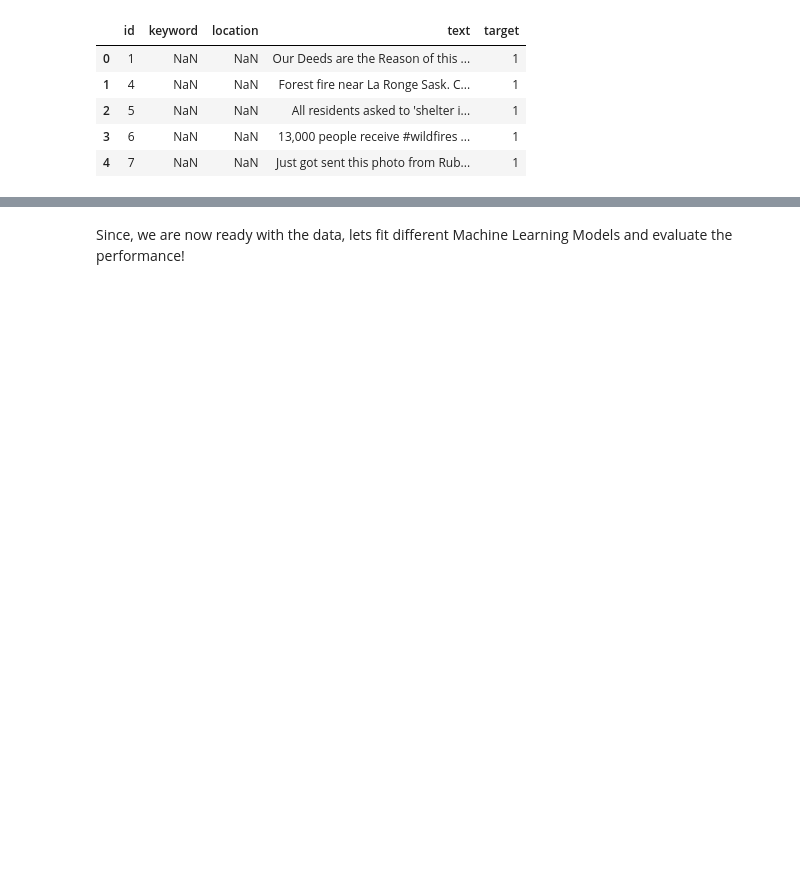
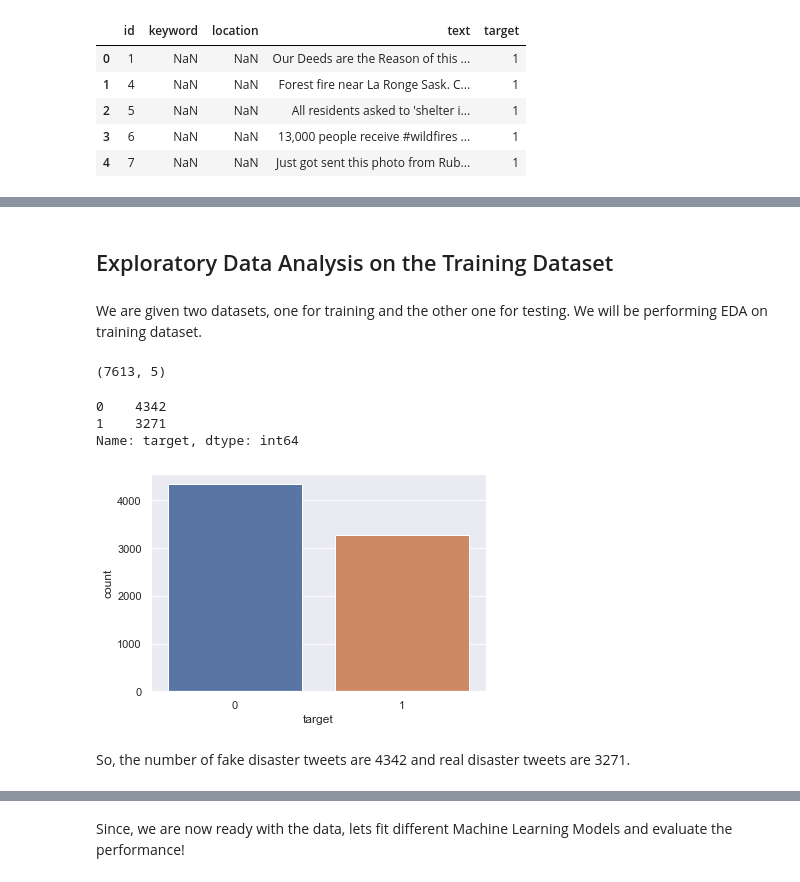
Before and after one commit to HimanshuBajpai869/Udacity-DataScientist, a Jupyter notebook: Project-4/RealOrNotDisasterTweets.ipynb, the cells around one changed output, grey strips where cells are left out. Drawn from its saved outputs; the diff is of its cells as text; code cells hidden in the pictures; blank space fills up the shorter version.

```diff
--- a/Project-4/RealOrNotDisasterTweets.ipynb
+++ b/Project-4/RealOrNotDisasterTweets.ipynb
@@ -23,0 +58,21 @@ training_dataset.head()
+# %% [markdown]
+## Exploratory Data Analysis on the Training Dataset
+# %% [markdown]
+We are given two datasets, one for training and the other one for testing. We will be performing EDA on training dataset.
+# %%
+# Take a look at the length of the training dataset
+training_dataset.shape
+# %% [output]
+(7613, 5)
+# %%
+# Check the distribution of target label in the training set
+print(training_dataset.target.value_counts())
+sns.set(style="darkgrid")
+ax = sns.countplot(x="target", data=training_dataset)
+# %% [output]
+0    4342
+1    3271
+Name: target, dtype: int64
+[figure, added]
+# %% [markdown]
+So, the number of fake disaster tweets are 4342 and real disaster tweets are 3271.
```
Also changed, not shown: parts of 52 cells of this notebook, 2 other files.
